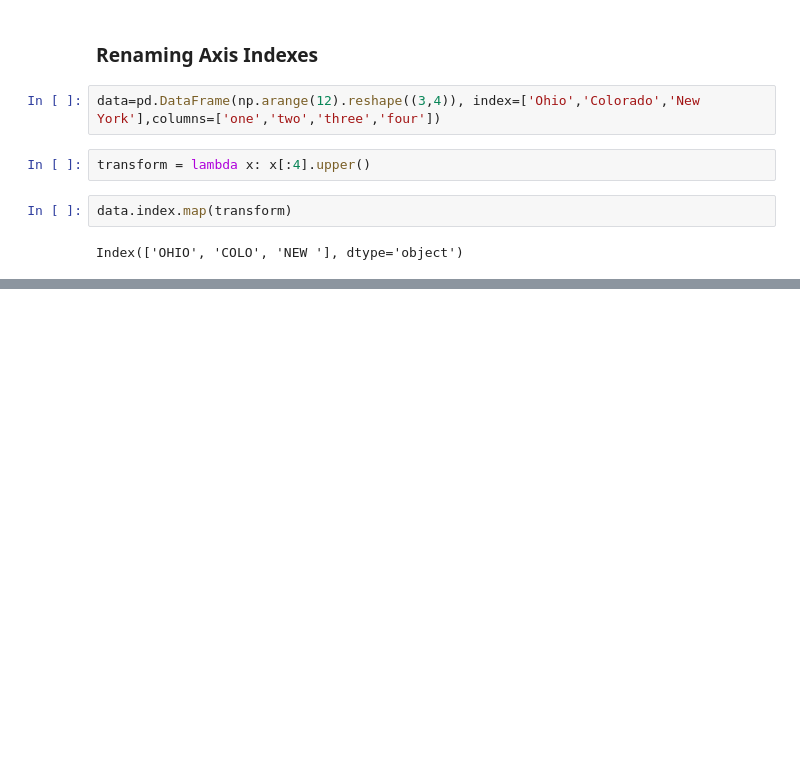
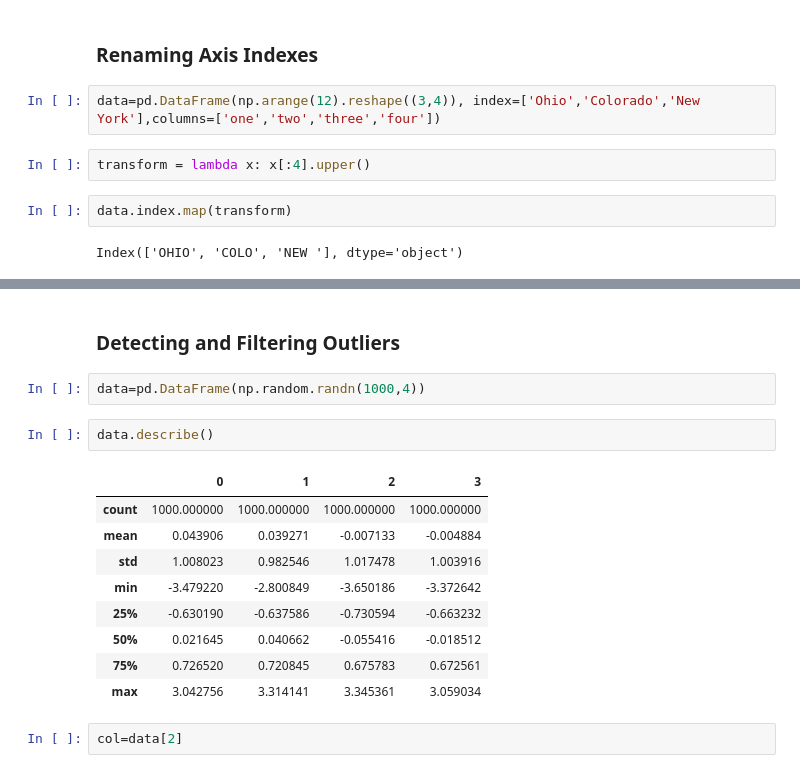
Before and after one commit to keerthiballa/2dot1-WesWrangling, a Jupyter notebook: Chapter7WorkAlong.ipynb, the cells around one changed output, grey strips where cells are left out. Cells and saved outputs as stored; diff of their text form; blank space fills up the shorter version.

```diff
--- a/Chapter7WorkAlong.ipynb
+++ b/Chapter7WorkAlong.ipynb
@@ -379,0 +492,18 @@ Index(['OHIO', 'COLO', 'NEW '], dtype='object')
+# %% [markdown]
+### Detecting and Filtering Outliers
+# %%
+data=pd.DataFrame(np.random.randn(1000,4))
+# %%
+data.describe()
+# %% [output]
+|  | 0 | 1 | 2 | 3 |
+| count | 1000.000000 | 1000.000000 | 1000.000000 | 1000.000000 |
+| mean | 0.043906 | 0.039271 | -0.007133 | -0.004884 |
+| std | 1.008023 | 0.982546 | 1.017478 | 1.003916 |
+| min | -3.479220 | -2.800849 | -3.650186 | -3.372642 |
+| 25% | -0.630190 | -0.637586 | -0.730594 | -0.663232 |
+| 50% | 0.021645 | 0.040662 | -0.055416 | -0.018512 |
+| 75% | 0.726520 | 0.720845 | 0.675783 | 0.672561 |
+| max | 3.042756 | 3.314141 | 3.345361 | 3.059034 |
+# %%
+col=data[2]
```
Also changed, not shown: parts of 125 cells of this notebook, 5 other files.
